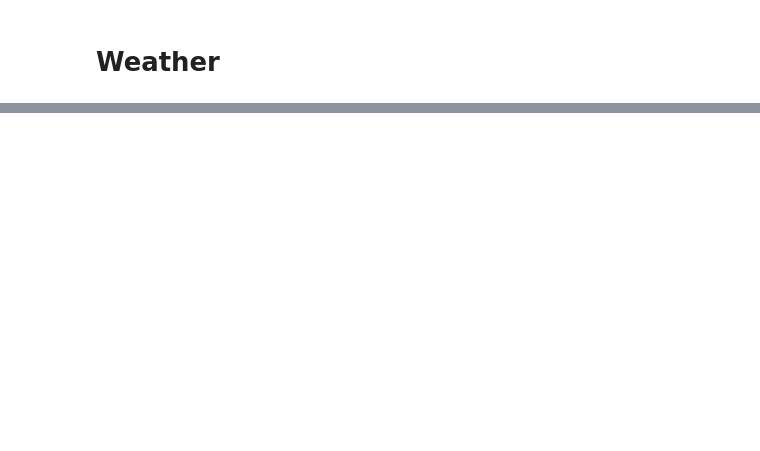
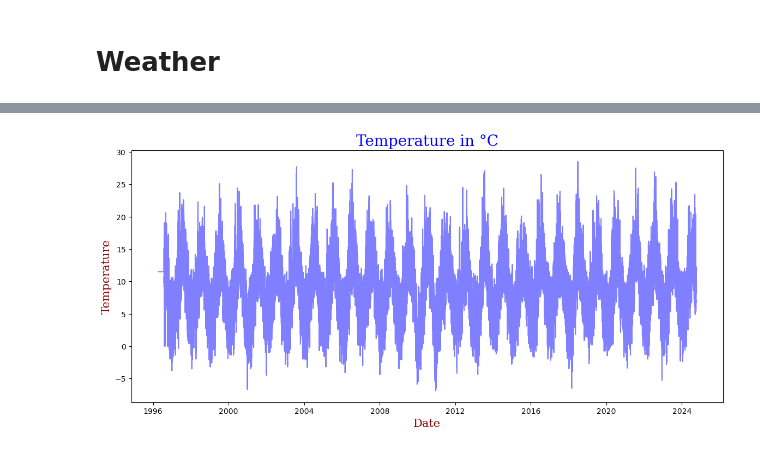
Before and after one commit to MikeCurleyCoosan/PFDA, a Jupyter notebook: PFDA_assignments/assignment06_weather.ipynb, the cells around one changed output, grey strips where cells are left out. Cells and saved outputs as stored; diff of their text form; code cells hidden in the pictures; blank space fills up the shorter version.

```diff
--- a/PFDA_assignments/assignment06_weather.ipynb
+++ b/PFDA_assignments/assignment06_weather.ipynb
@@ -21,0 +67,7 @@ df.head()
+# %%
+#Convert the Date/Time column to a datetime object.
+#This will convert the date time from the current format to a datetime object which will allow us to perform time series analysis on the data
+#The format parameter is used to specify the format of the date time in the dataset
+
+df['Date/Time (utc)'] = pd.to_datetime(df['Date/Time (utc)'], format='%d-%b-%Y %H:%M')
+print(df['Date/Time (utc)'])
@@ -21,0 +87,21 @@ df.head()
+# %%
+# Extract only the date (without time) for plotting
+df['Date_only'] = df['Date/Time (utc)'].dt.date
+
+#Plot the temperature data
+fig, ax = plt.subplots(figsize=(14, 6))
+
+#Set the colors for the pie chart.
+colors = ['blue', 'green', 'red']
+
+#Set the font for the x and y axis labels and the title
+font1 = {'family':'serif','color':'blue','size':20}
+font2 = {'family':'serif','color':'darkred','size':15}
+
+
+ax.plot(df['Date_only'], df['Temperature (°C)'], color='blue', alpha=0.5)
+ax.set_title('Temperature in °C', fontdict = font1)
+ax.set_xlabel('Date' , fontdict = font2)
+ax.set_ylabel('Temperature', fontdict = font2);
+# %% [output]
+[figure, added]
```
Also changed, not shown: parts of 9 cells of this notebook, 4 other files.
